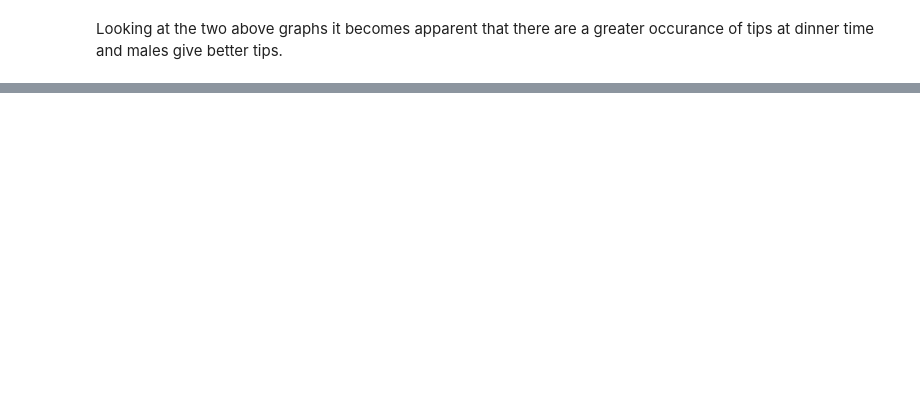
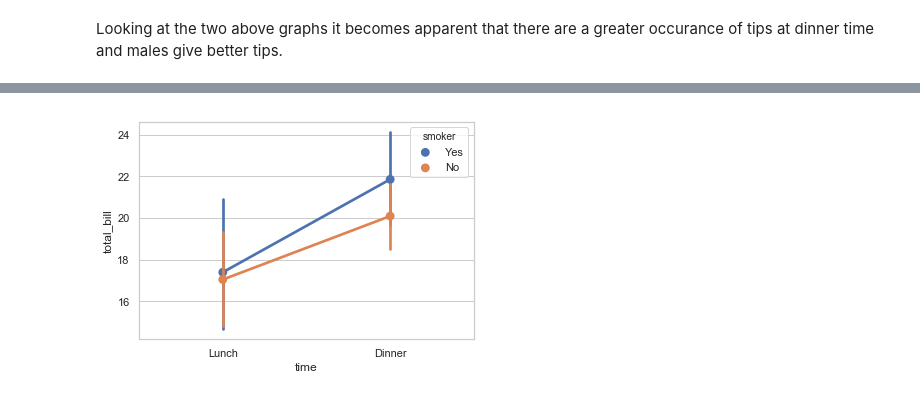
Before and after one commit to bexiturley/Fundamentals-of-Data-Analysis-Assessment-2019, a Jupyter notebook: Tips.ipynb, the cells around one changed output, grey strips where cells are left out. Saved outputs shown, nothing was run; the diff lists cells and outputs as text; code cells hidden in the pictures; blank space fills up the shorter version.

```diff
--- a/Tips.ipynb
+++ b/Tips.ipynb
@@ -704,0 +707,7 @@ plt.show()
+# %%
+# Same parameters selected but this time all the days are selected.  The graph looks much better.
+df = tips
+sb.pointplot(x = "time", y = "total_bill", hue = "smoker", data = df)
+plt.show()
+# %% [output]
+[figure, added]
```
Also changed, not shown: parts of 47 cells of this notebook, 1 other file.
